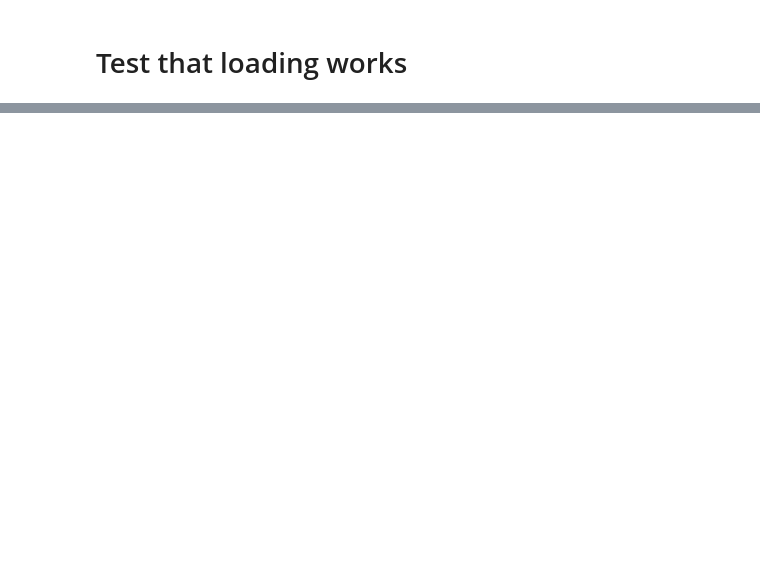
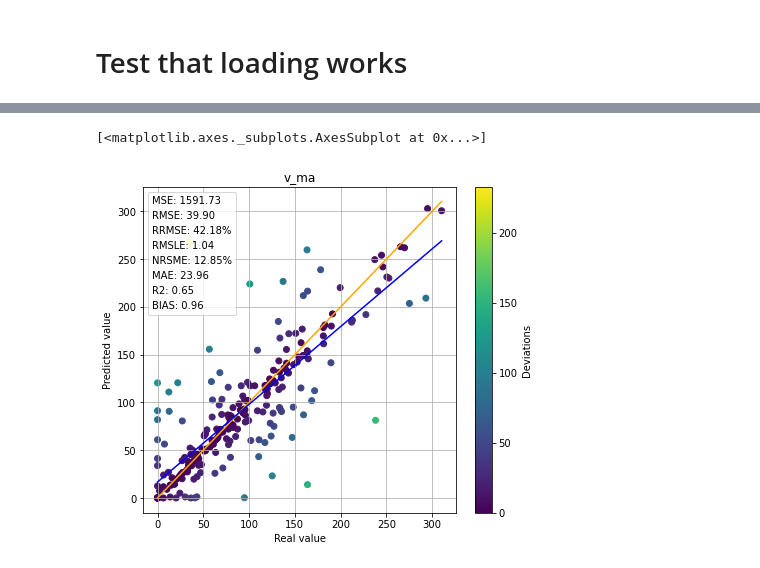
Before and after one commit to mayrajeo/enveco, a Jupyter notebook: examples/Voxelizations with 3DCnns.ipynb, the cells around one changed output, grey strips where cells are left out. Saved outputs shown, nothing was run; the diff lists cells and outputs as text; code cells hidden in the pictures; blank space fills up the shorter version.

```diff
--- a/examples/Voxelizations with 3DCnns.ipynb
+++ b/examples/Voxelizations with 3DCnns.ipynb
@@ -147,0 +212,48 @@ plt.show()
+# %%
+import matplotlib.patches as mpl_patches
+
+def plot_regression(y, preds, title, log_y:bool=False, **kwargs) -> plt.Axes:
+    "Similar plotting utility than RegressionInterpretation for scikit-learn models"
+    #if len(preds.shape) != 2: preds = preds[:,None]
+    cols = title
+    y = y.values
+    preds = preds#.values
+    if log_y:
+        preds = np.expm1(preds)
+        y = np.expm1(y)
+    axs = get_grid(1, figsize=((6+1), (6))) # if we have multitarget
+    for a in axs:
+
+        im = a.scatter(y, preds, c=np.abs(y-preds))
+        a.set_xlabel('Real value')
+        a.set_ylabel('Predicted value')
+        a.set_title(cols)
+        a.grid()
+        x = np.linspace(0, max(preds.max(),y.max()))
+        a.plot(x, x, color='orange')
+        m, b = np.polyfit(y, preds, 1)
+        a.plot(x, m*x+b, color='blue')
+        cbar = plt.colorbar(im, ax=a)
+        cbar.ax.set_ylabel('Deviations', rotation=90)
+        res_mae = mae(Tensor(y), Tensor(preds))
+        res_mse = mse(Tensor(y), Tensor(preds))
+        res_rmse = rmse(Tensor(y), Tensor(preds))
+        res_rrmse = res_rmse / y.mean() * 100
+        res_rmsle = msle(tensor(y), Tensor(preds))**.5
+        res_nrmse = res_rmse / (y.max() - y.min()) * 100
+        r2 = R2Score()(Tensor(y), Tensor(preds))
+        res_bias = bias(Tensor(y), Tensor(preds))
+        res_pct_bias = bias_pct(Tensor(y), Tensor(preds))
+        handles = [mpl_patches.Rectangle((0, 0), 1, 1, fc="white", ec="white",
+                   lw=0, alpha=0)] * 8
+        labels = [f'MSE: {res_mse:.2f}', f'RMSE: {res_rmse:.2f}', f'RRMSE: {res_rrmse:.2f}%',
+                  f'RMSLE: {res_rmsle:.2f}', f'NRSME: {res_nrmse:.2f}%',
+                  f'MAE: {res_mae:.2f}', f'R2: {r2:.2f}',
+                  f'BIAS: {res_bias:.2f}', f'BIAS-%: {res_pct_bias:.2f}%']
+        a.legend(handles, labels, loc='best', fancybox=True, handlelength=0, handletextpad=0)
+    return axs
+# %%
+plot_regression(combined['v.ma'], combined.pred_v_ma_tot, 'v_ma')
+# %% [output]
+[<matplotlib.axes._subplots.AxesSubplot at 0x...>]
+[figure, added]
```
Also changed, not shown: parts of 22 cells of this notebook, 4 other files.
